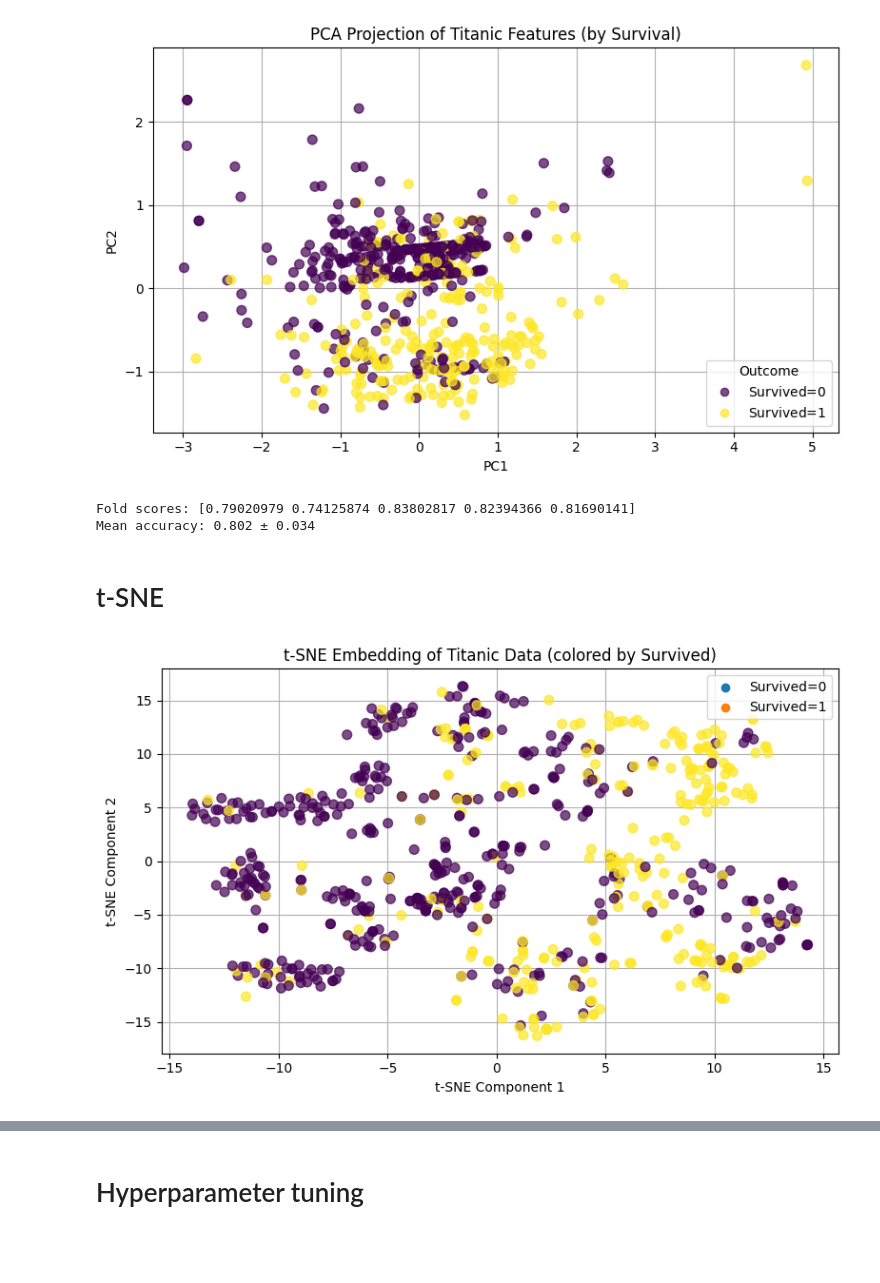
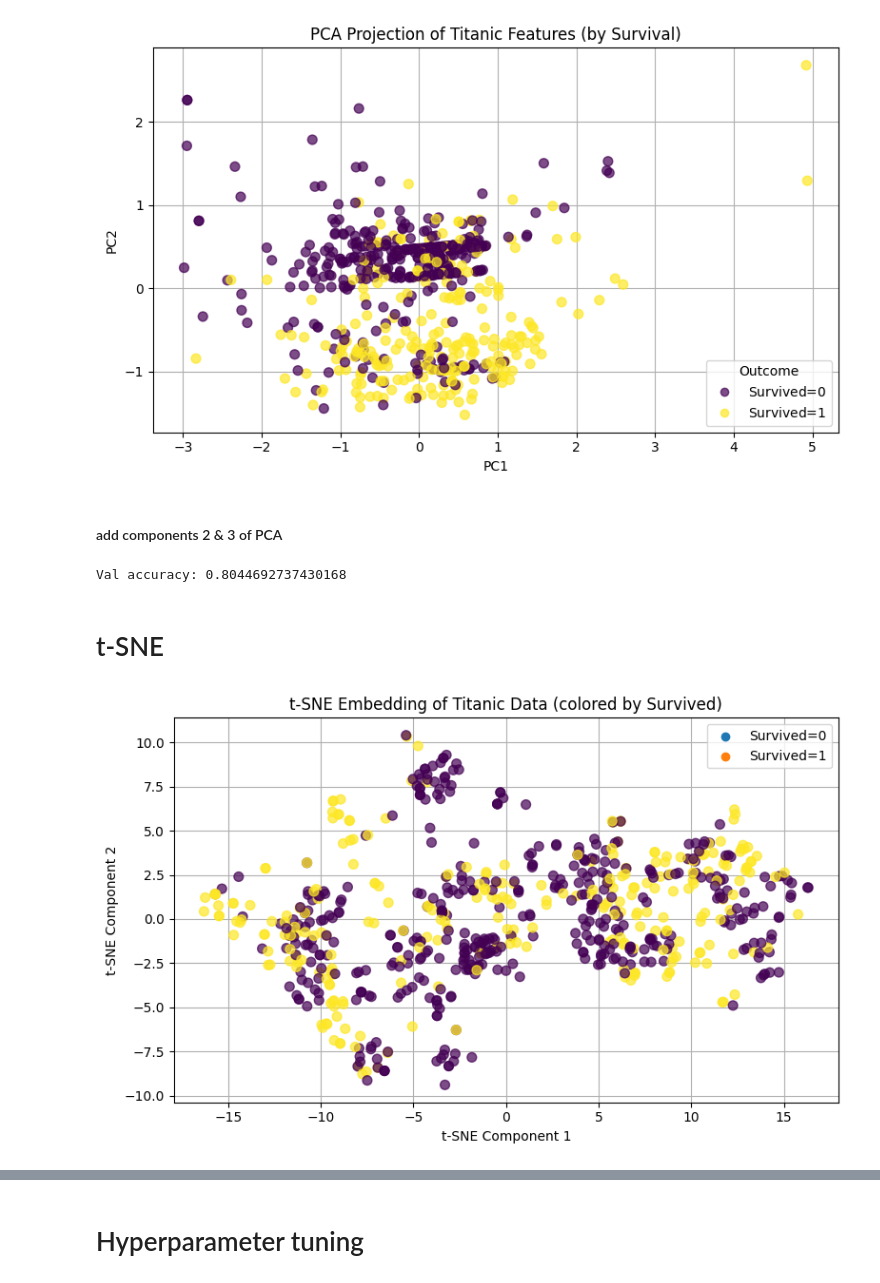
Before and after one commit to mariabilichenk0/kaggle, a Jupyter notebook: titanic/titanic.ipynb, the cells around one changed output, grey strips where cells are left out. Saved outputs shown, nothing was run; the diff lists cells and outputs as text; code cells hidden in the pictures; blank space fills up the shorter version.

```diff
--- a/titanic/titanic.ipynb
+++ b/titanic/titanic.ipynb
@@ -387,49 +326,63 @@ plt.tight_layout()
 plt.show()
 # %% [output]
 [figure]
+# %% [markdown]
+#### add components 2 & 3 of PCA
 # %%
 from sklearn.pipeline import FeatureUnion, Pipeline
 from sklearn.model_selection import cross_val_score
+from sklearn.preprocessing import FunctionTransformer
+
+select_pcs_2_3 = FunctionTransformer(lambda X: X[:, [2, 3]], validate=False)
+
 union = FeatureUnion([
-    ('orig', preprocessor),
-    ('pca',  Pipeline([('preproc', preprocessor), ('pca', PCA(n_components=2))]))
+    ('orig_feats', preprocessor),
+    ('pca23', Pipeline([
+        ('prep', preprocessor),
+        ('pca', PCA(n_components=5, random_state=42)),
+        ('pick', select_pcs_2_3)
+    ]))
 ])
-pipe = Pipeline([('features', union),
-                 ('clf', RandomForestClassifier())])
-scores = cross_val_score(pipe, X_train, y_train, cv=5)
-print("Fold scores:", scores)
-print("Mean accuracy: %.3f ± %.3f" % (scores.mean(), scores.std()))
+
+# 3) Now plug that into a full pipeline with your classifier
+pipe = Pipeline([
+    ('features', union),
+    ('clf', RandomForestClassifier(n_estimators=100, random_state=42))
+])
+
+# 4) Fit & score
+pipe.fit(X_train, y_train)
+print("Val accuracy:", pipe.score(X_val, y_val))
 # %% [output]
-Fold scores: [0.79020979 0.74125874 0.83802817 0.82394366 0.81690141]
-Mean accuracy: 0.802 ± 0.034
+Val accuracy: 0.8044692737430168
 # %% [markdown]
 # t-SNE
 # %%
 from sklearn.manifold import TSNE
 
 tsne = TSNE(n_components=3, random_state=42)
 X_tsne = tsne.fit_transform(X_train_proc)
 
 fig, ax = plt.subplots(figsize=(8, 5))
 ax.set_axisbelow(True)
 scatter = ax.scatter(
-    X_tsne[:, 0],
     X_tsne[:, 1],
+    X_tsne[:, 2],
     c=y_train,
     s=50,
     alpha=0.7,cmap='viridis'
 )
 ax.set_title('t-SNE Embedding of Titanic Data (colored by Survived)')
 ax.set_xlabel('t-SNE Component 1')
 ax.set_ylabel('t-SNE Component 2')
 
 # Build legend manually
 for label in sorted(y_train.unique()):
     ax.scatter([], [], label=f'Survived={label}')
 ax.legend()
 ax.grid(True)
 plt.tight_layout()
 plt.show()
 # %% [output]
-[figure, old version]
+[figure, new version]
 # %% [markdown]
```
Also changed, not shown: parts of 12 cells of this notebook.
